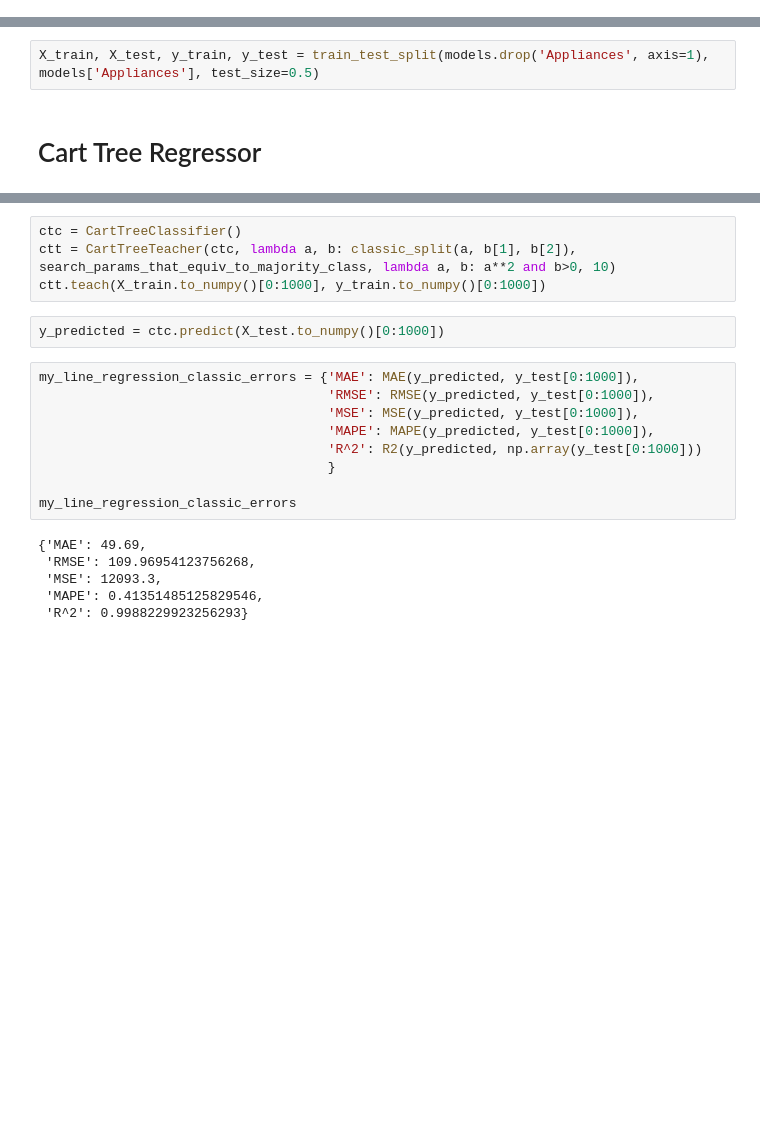
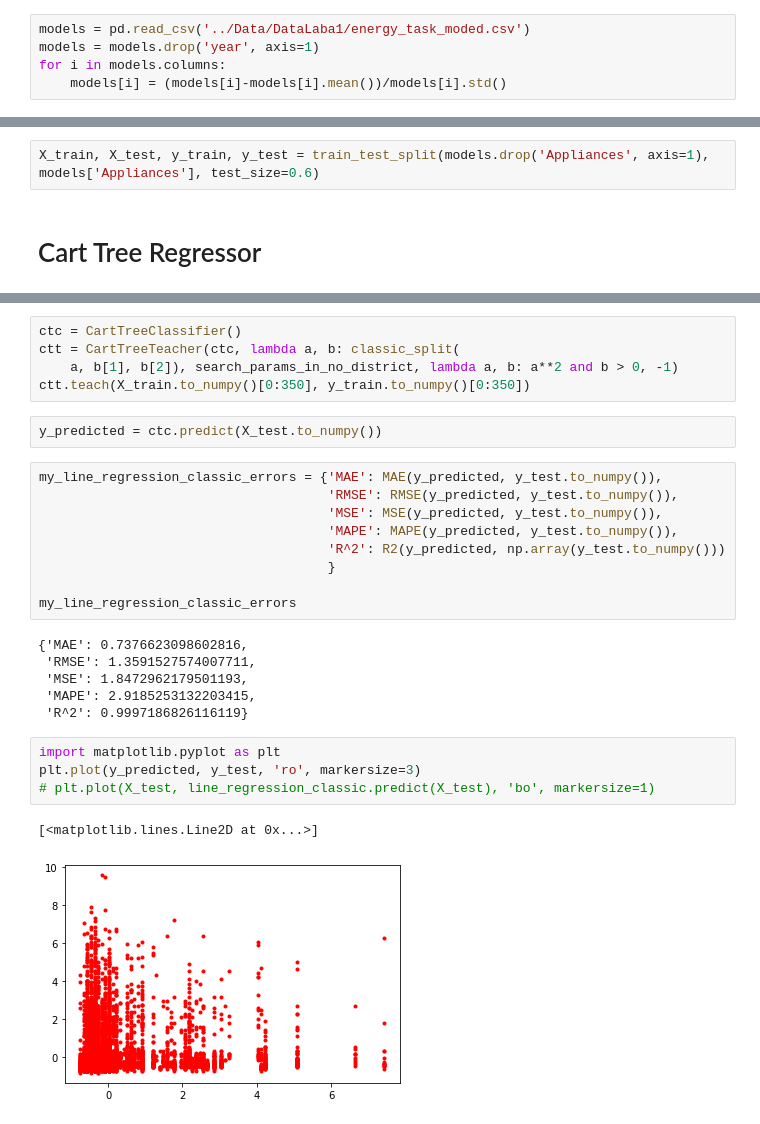
Before and after one commit to MikeTsvirkunov/Maching_Learning_Teach, a Jupyter notebook: MyMethods/laba3_regressor_example_of_work.ipynb, the cells around one changed output, grey strips where cells are left out. Saved outputs shown, nothing was run; the diff lists cells and outputs as text; blank space fills up the shorter version.

```diff
--- a/MyMethods/laba3_regressor_example_of_work.ipynb
+++ b/MyMethods/laba3_regressor_example_of_work.ipynb
@@ -24,6 +22,11 @@ models = pd.read_csv('../Data/DataLaba1/energy_task_moded.csv')
+# %%
+models = pd.read_csv('../Data/DataLaba1/energy_task_moded.csv')
+models = models.drop('year', axis=1)
+for i in models.columns:
+    models[i] = (models[i]-models[i].mean())/models[i].std()
 # %% [markdown]
 # Разбиваем на выборку
 # %%
-X_train, X_test, y_train, y_test = train_test_split(models.drop('Appliances', axis=1), models['Appliances'], test_size=0.5)
+X_train, X_test, y_train, y_test = train_test_split(models.drop('Appliances', axis=1), models['Appliances'], test_size=0.6)
 # %% [markdown]
 # Cart Tree Regressor
@@ -32,21 +59,29 @@ X_train, X_test, y_train, y_test = train_test_split(models.drop('Appliances', ax
 # %%
 ctc = CartTreeClassifier()
-ctt = CartTreeTeacher(ctc, lambda a, b: classic_split(a, b[1], b[2]), search_params_that_equiv_to_majority_class, lambda a, b: a**2 and b>0, 10)
-ctt.teach(X_train.to_numpy()[0:1000], y_train.to_numpy()[0:1000])
+ctt = CartTreeTeacher(ctc, lambda a, b: classic_split(
+    a, b[1], b[2]), search_params_in_no_district, lambda a, b: a**2 and b > 0, -1)
+ctt.teach(X_train.to_numpy()[0:350], y_train.to_numpy()[0:350])
 # %%
-y_predicted = ctc.predict(X_test.to_numpy()[0:1000])
+y_predicted = ctc.predict(X_test.to_numpy())
 # %%
-my_line_regression_classic_errors = {'MAE': MAE(y_predicted, y_test[0:1000]),
-                                     'RMSE': RMSE(y_predicted, y_test[0:1000]),
-                                     'MSE': MSE(y_predicted, y_test[0:1000]),
-                                     'MAPE': MAPE(y_predicted, y_test[0:1000]),
-                                     'R^2': R2(y_predicted, np.array(y_test[0:1000]))
+my_line_regression_classic_errors = {'MAE': MAE(y_predicted, y_test.to_numpy()),
+                                     'RMSE': RMSE(y_predicted, y_test.to_numpy()),
+                                     'MSE': MSE(y_predicted, y_test.to_numpy()),
+                                     'MAPE': MAPE(y_predicted, y_test.to_numpy()),
+                                     'R^2': R2(y_predicted, np.array(y_test.to_numpy()))
                                      }
 
 my_line_regression_classic_errors
 # %% [output]
-{'MAE': 49.69,
- 'RMSE': 109.96954123756268,
- 'MSE': 12093.3,
- 'MAPE': 0.41351485125829546,
- 'R^2': 0.9988229923256293}
+{'MAE': 0.7376623098602816,
+ 'RMSE': 1.3591527574007711,
+ 'MSE': 1.8472962179501193,
+ 'MAPE': 2.9185253132203415,
+ 'R^2': 0.9997186826116119}
+# %%
+import matplotlib.pyplot as plt
+plt.plot(y_predicted, y_test, 'ro', markersize=3)
+# plt.plot(X_test, line_regression_classic.predict(X_test), 'bo', markersize=1)
+# %% [output]
+[<matplotlib.lines.Line2D at 0x...>]
+[figure, added]
```
Also changed, not shown: parts of 5 cells of this notebook, 3 other files.
